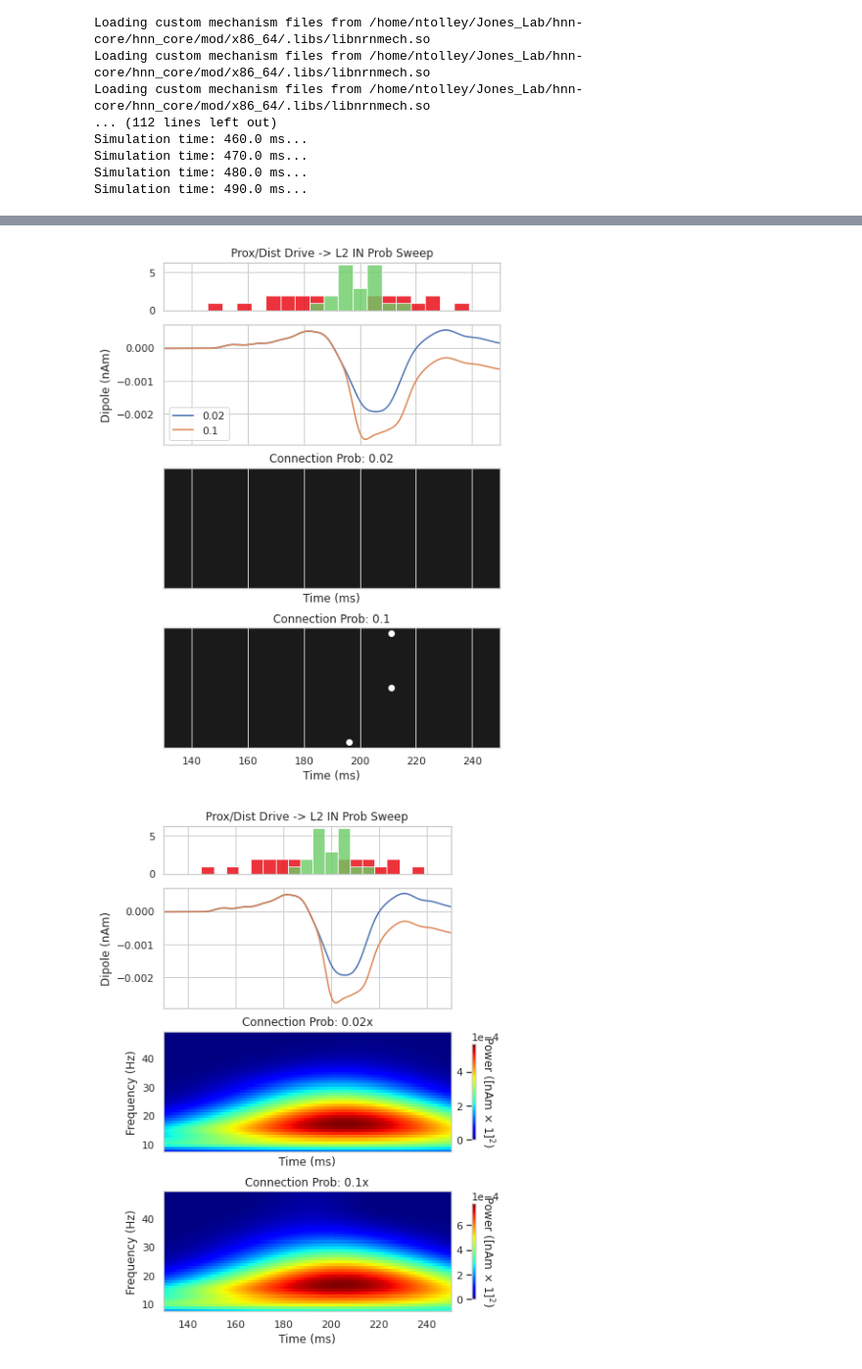
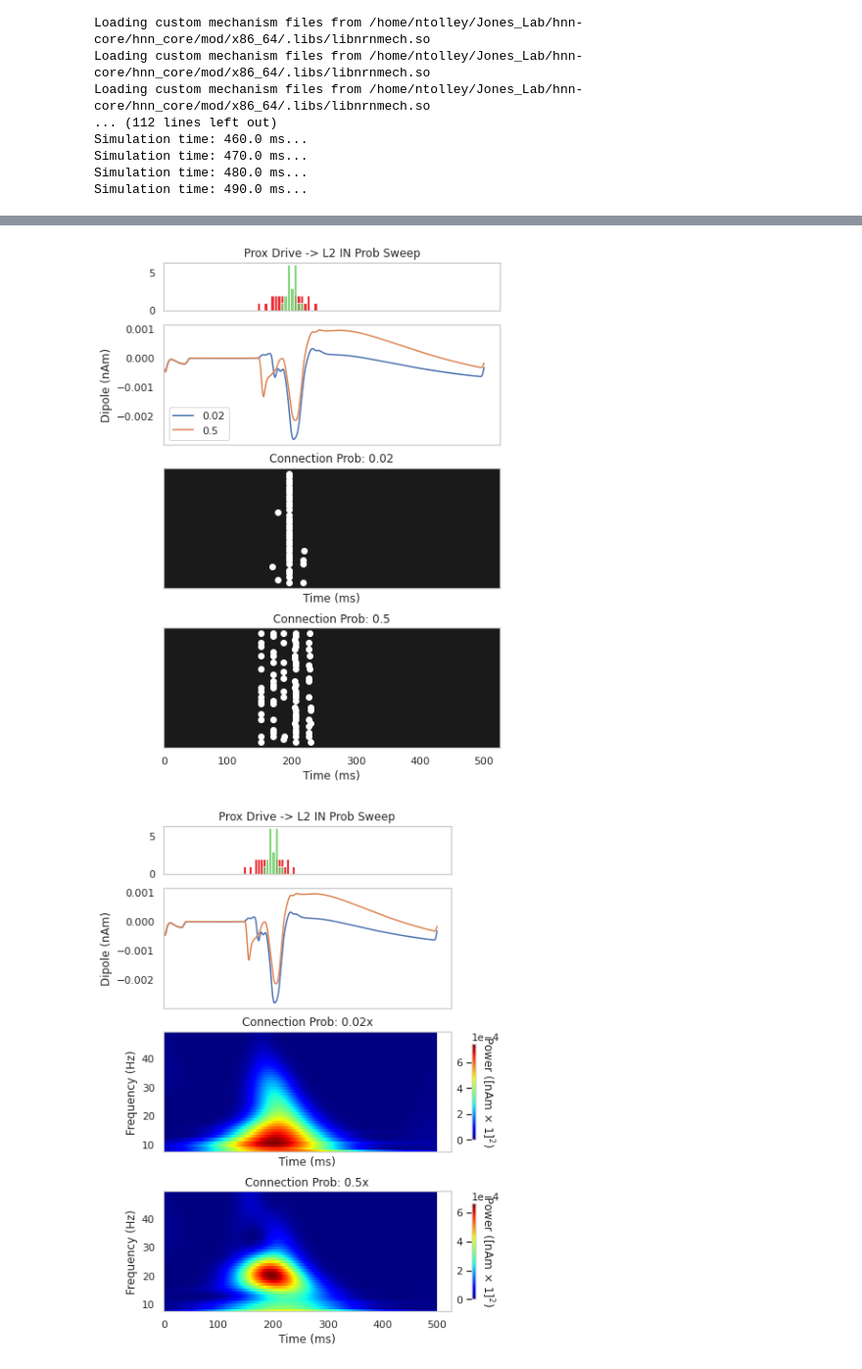
Before and after one commit to rythorpe/beta_modeling, a Jupyter notebook: law_beta_inhibitory_prob_sweep.ipynb, the cells around one changed output, grey strips where cells are left out. Shown at 98% size. Saved outputs shown, nothing was run; the diff lists cells and outputs as text; code cells hidden in the pictures.

```diff
--- a/law_beta_inhibitory_prob_sweep.ipynb
+++ b/law_beta_inhibitory_prob_sweep.ipynb
@@ -169,13 +169,17 @@ bins = np.linspace(125, 275, 30)
 axes[0].hist(p_times, color="#E8000B", label='Proximal', alpha=0.8, bins=bins)
 axes[0].hist(d_times, color="#6ACC65", label='Distal', alpha=0.8, bins=bins)
 
-axes[0].set_title('Prox/Dist Drive -> L5 IN Prob Sweep')
+axes[0].set_title('Prox -> L5 IN Prob Sweep')
+axes[1].set_ylim([-0.006, 0.004])
 axes[3].set_xlabel('Time (ms)')
 axes[1].set_ylabel('Dipole (nAm)')
 axes[1].legend()
 axes[2].get_legend().remove()
 axes[3].get_legend().remove()
 
+for ax in axes:
+    ax.grid(False)
+
 plt.xlim([130,250])
 plt.savefig('u19_page2_figures/law_input_prox_dist_l5inh_prob_sweep_spikes.png')
 # %% [output]
@@ -188,14 +192,16 @@ times = dpl_L5IN_list[0].times
 for plot_idx, (plt_dpl, prob) in enumerate(zip(dpl_L5IN_list, l5_prob_sweep)):
     dpl_smooth = plt_dpl.copy().smooth(10).data['agg']
     axes[1].plot(times, dpl_smooth, label=f'{prob}')
-    axes[plot_idx+1].set_xlabel('')
+    axes[plot_idx+2].set_xlabel('')
     plt_dpl.copy().plot_tfr_morlet(freqs, ax=axes[plot_idx+2], show=False, colormap='jet')
-    axes[plot_idx+1].set_title(f'Connection Prob: {prob}')
+    axes[plot_idx+2].set_title(f'Connection Prob: {prob}')
 
-axes[0].set_title('Prox/Dist Drive -> L5 IN Prob Sweep')
+axes[0].set_title('Prox -> L5 IN Prob Sweep')
 axes[1].legend()
 axes[3].set_xlabel('Time (ms)')
 axes[1].set_ylabel('Dipole (nAm)')
+axes[1].set_ylim([-0.006, 0.004])
+
 
 p_mask = np.array(net_L5IN_list[0].cell_response.spike_types[0]) == 'Proximal Drive'
 d_mask = np.array(net_L5IN_list[0].cell_response.spike_types[0]) == 'Distal Drive'
@@ -205,6 +211,8 @@ bins = np.linspace(125, 275, 30)
 axes[0].hist(p_times, color="#E8000B", label='Proximal', alpha=0.8, bins=bins)
 axes[0].hist(d_times, color="#6ACC65", label='Distal', alpha=0.8, bins=bins)
 
+for ax in axes:
+    ax.grid(False)
 
 plt.xlim([130,250])
 plt.savefig('u19_page2_figures/law_input_prox_dist_l5inh_prob_sweep_spectrogram.png')
@@ -256,17 +314,18 @@ dict_keys(['soma_gabaa', 'soma_gabab'])
 # %%
 net_orig = law_2021_model()
 
-l2_prob_sweep = [0.02, 0.1]
+l2_prob_sweep = [0.02, 0.5]
 dpl_L2IN_list = list()
 net_L2IN_list = list()
 
 for prob in l2_prob_sweep:
 
     net = net_orig.copy()
-    add_law_beta_drives(net, beta_start=200.0, l2inh_prob=prob)
+    #add_law_beta_drives(net, beta_start=200.0, l2inh_prob=prob)
+    add_law_beta_drives(net, beta_start=200.0, l2inh_strength=100, l2inh_prob=prob)
 
     with MPIBackend(n_procs=8):
-        dpl = simulate_dipole(net, tstop=500, dt=0.05)[0]
+        dpl = simulate_dipole(net, tstop=500, dt=0.05, record_isoma=True)[0]
 
     dpl_L2IN_list.append(dpl)
     net_L2IN_list.append(net)
@@ -301,7 +360,7 @@ for plot_idx, (plt_dpl, prob, net) in enumerate(zip(dpl_L2IN_list, l2_prob_sweep
     axes[plot_idx].set_xlabel('')
 
 
-axes[0].set_title('Prox/Dist Drive -> L2 IN Prob Sweep')
+axes[0].set_title('Prox Drive -> L2 IN Prob Sweep')
 axes[3].set_xlabel('Time (ms)')
 axes[1].set_ylabel('Dipole (nAm)')
 axes[1].legend()
@@ -315,36 +374,41 @@ axes[0].hist(p_times, color="#E8000B", label='Proximal', alpha=0.8, bins=bins)
 axes[0].hist(d_times, color="#6ACC65", label='Distal', alpha=0.8, bins=bins)
 axes[2].get_legend().remove()
 axes[3].get_legend().remove()
-plt.xlim([130,250])
+#plt.xlim([130,250])
+
+for ax in axes:
+    ax.grid(False)
 
 plt.savefig('u19_page2_figures/law_input_prox_dist_l2inh_prob_sweep_spikes.png')
 # %% [output]
-[figure, old version]
+[figure, new version]
 # %%
 fig, axes = plt.subplots(4, 1, sharex=True, figsize=(6, 8), constrained_layout=True,
                          gridspec_kw={'height_ratios': [0.4, 1 , 1, 1]})
 freqs = np.arange(8, 50)
 times = dpl_L2IN_list[0].times
 for plot_idx, (plt_dpl, scale) in enumerate(zip(dpl_L2IN_list, l2_prob_sweep)):
     dpl_smooth = plt_dpl.copy().smooth(10).data['agg']
     axes[1].plot(times, dpl_smooth, label=f'{scale}x')
     axes[plot_idx].set_xlabel('')
     plt_dpl.copy().plot_tfr_morlet(freqs, ax=axes[plot_idx+2], show=False, colormap='jet')
     axes[plot_idx+2].set_title(f'Connection Prob: {scale}x')
 
 p_mask = np.array(net_L5IN_list[0].cell_response.spike_types[0]) == 'Proximal Drive'
 d_mask = np.array(net_L5IN_list[0].cell_response.spike_types[0]) == 'Distal Drive'
 p_times = np.array(net_L5IN_list[0].cell_response.spike_times[0])[p_mask]
 d_times = np.array(net_L5IN_list[0].cell_response.spike_times[0])[d_mask]
 bins = np.linspace(125, 275, 30)
 axes[0].hist(p_times, color="#E8000B", label='Proximal', alpha=0.8, bins=bins)
 axes[0].hist(d_times, color="#6ACC65", label='Distal', alpha=0.8, bins=bins)
 
-axes[0].set_title('Prox/Dist Drive -> L2 IN Prob Sweep')
+axes[0].set_title('Prox Drive -> L2 IN Prob Sweep')
 axes[3].set_xlabel('Time (ms)')
 axes[1].set_ylabel('Dipole (nAm)')
-plt.xlim([130,250])
+#plt.xlim([130,250])
+for ax in axes:
+    ax.grid(False)
 
 plt.savefig('u19_page2_figures/law_input_prox_dist_l2inh_prob_sweep_spectrogram.png')
 # %% [output]
-[figure, old version]
+[figure, new version]
```
Also changed, not shown: parts of 8 cells of this notebook, 1 other file.
